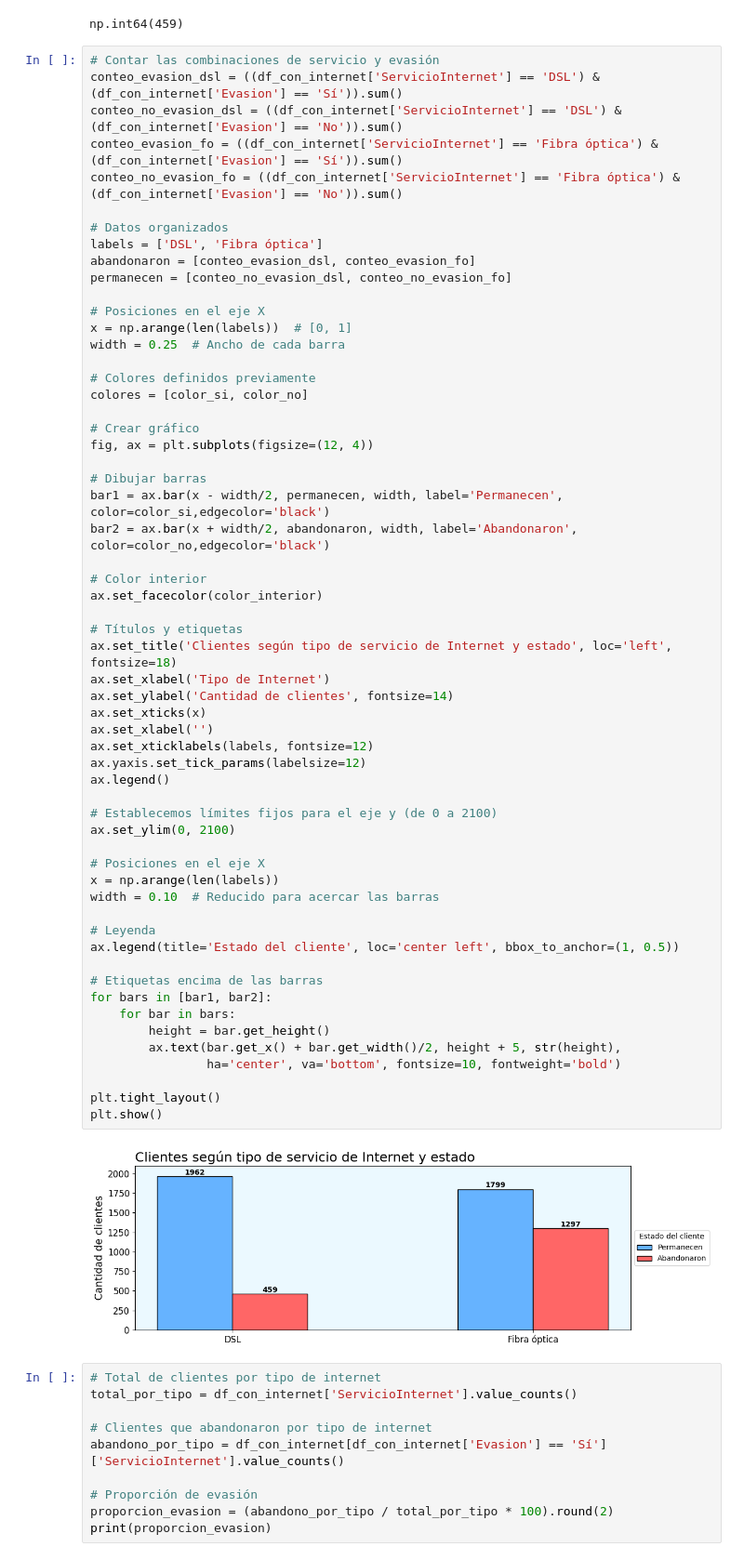
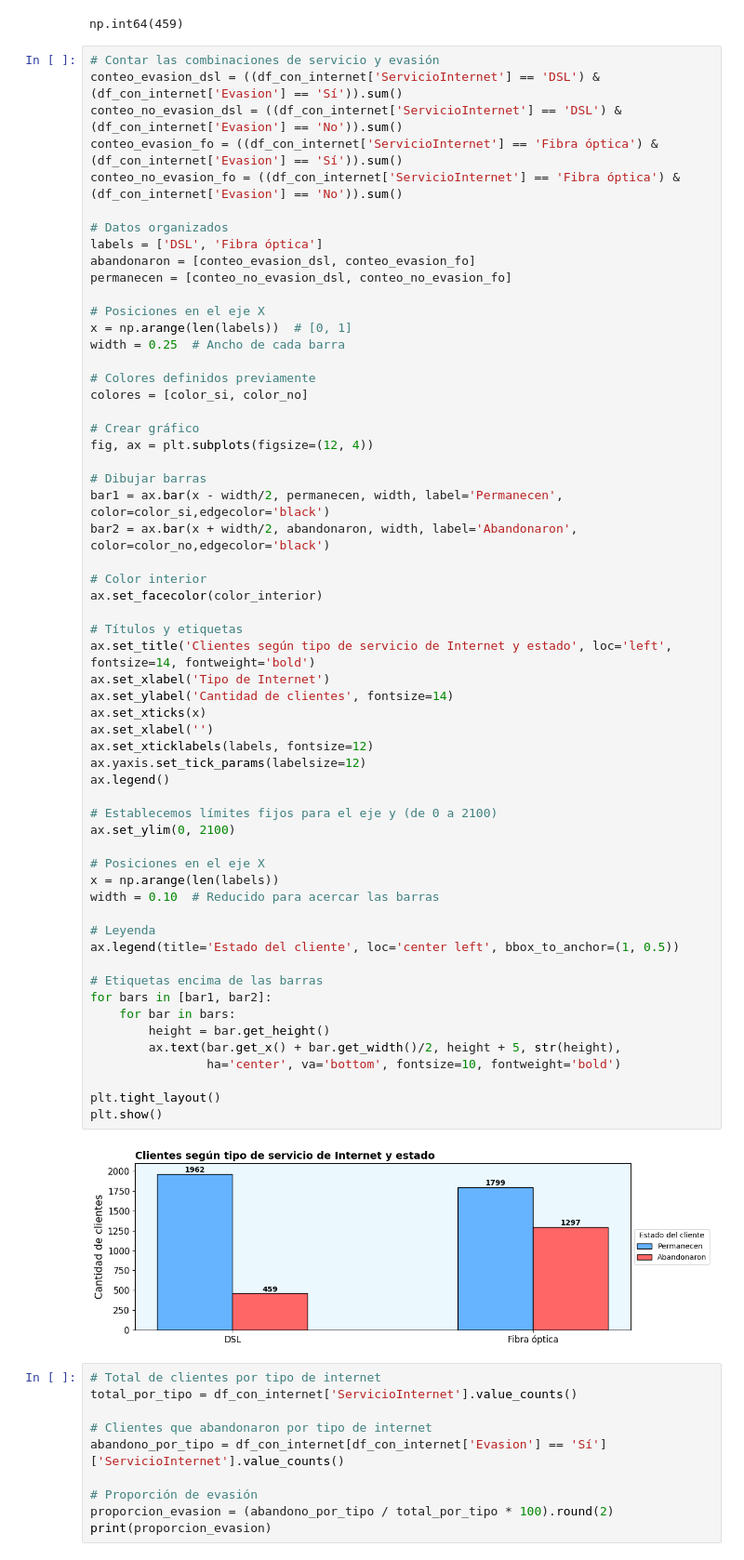
Before and after one commit to DanielRaiicHu/TelecomX, a Jupyter notebook: TelecomX.ipynb, the cells around one changed output. Shown at 93% size. Drawn from its saved outputs; the diff is of its cells as text.

```diff
--- a/TelecomX.ipynb
+++ b/TelecomX.ipynb
@@ -1329,36 +1460,36 @@ bar2 = ax.bar(x + width/2, abandonaron, width, label='Abandonaron', color=color_
 ax.set_facecolor(color_interior)
 
 # Títulos y etiquetas
-ax.set_title('Clientes según tipo de servicio de Internet y estado', loc='left', fontsize=18)
+ax.set_title('Clientes según tipo de servicio de Internet y estado', loc='left', fontsize=14, fontweight='bold')
 ax.set_xlabel('Tipo de Internet')
 ax.set_ylabel('Cantidad de clientes', fontsize=14)
 ax.set_xticks(x)
 ax.set_xlabel('')
 ax.set_xticklabels(labels, fontsize=12)
 ax.yaxis.set_tick_params(labelsize=12)
 ax.legend()
 
 # Establecemos límites fijos para el eje y (de 0 a 2100)
 ax.set_ylim(0, 2100)
 
 # Posiciones en el eje X
 x = np.arange(len(labels))
 width = 0.10  # Reducido para acercar las barras
 
 # Leyenda
 ax.legend(title='Estado del cliente', loc='center left', bbox_to_anchor=(1, 0.5))
 
 # Etiquetas encima de las barras
 for bars in [bar1, bar2]:
     for bar in bars:
         height = bar.get_height()
         ax.text(bar.get_x() + bar.get_width()/2, height + 5, str(height),
                 ha='center', va='bottom', fontsize=10, fontweight='bold')
 
 plt.tight_layout()
 plt.show()
 # %% [output]
-[figure, old version]
+[figure, new version]
 # %%
 # Total de clientes por tipo de internet
 total_por_tipo = df_con_internet['ServicioInternet'].value_counts()
```
Also changed, not shown: parts of 43 cells of this notebook.
